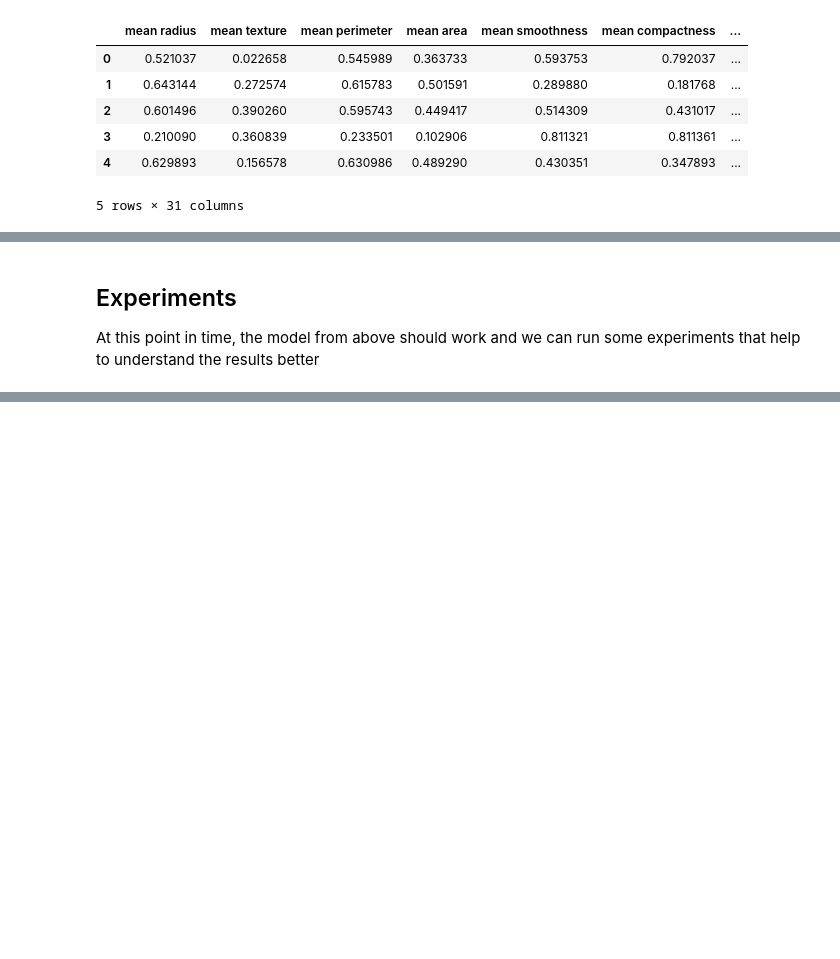
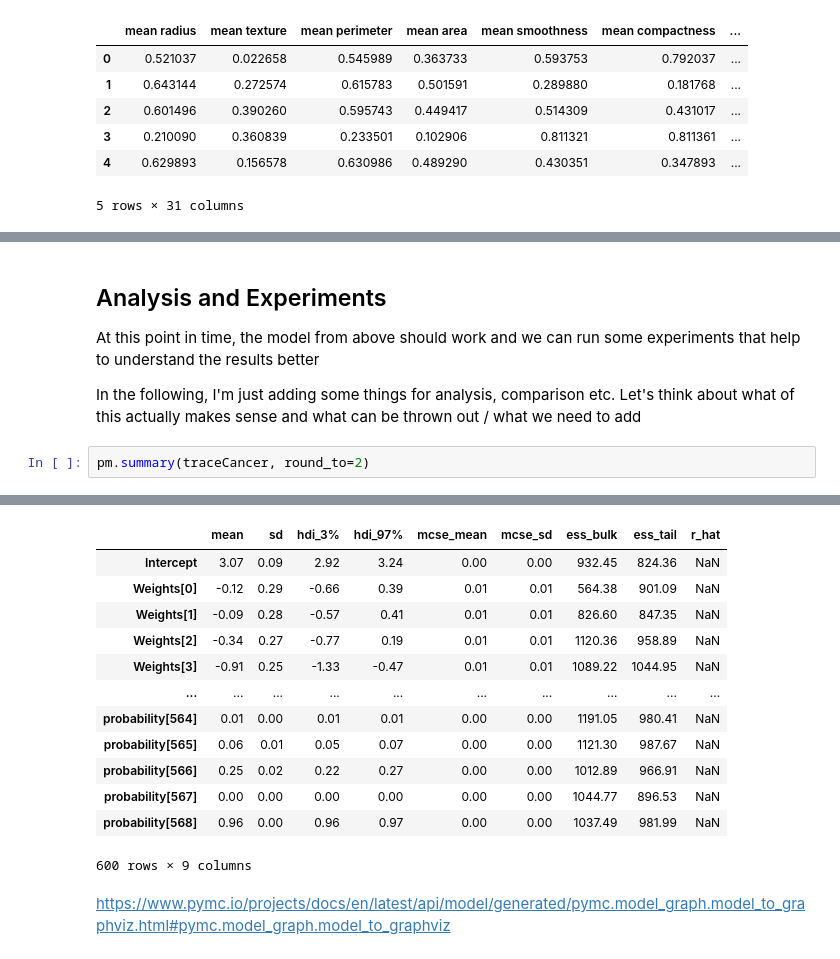
Before and after one commit to pbarriolo/Sampling-Methods-MCMC-Project, a Jupyter notebook: svgd_cleaned.ipynb, the cells around one changed output, grey strips where cells are left out. Cells and saved outputs as stored; diff of their text form; blank space fills up the shorter version.

```diff
--- a/svgd_cleaned.ipynb
+++ b/svgd_cleaned.ipynb
@@ -221,4 +223,9 @@ plt.show()
 # %% [markdown]
-## Experiments
+## Analysis and Experiments
 
 At this point in time, the model from above should work and we can run some experiments that help to understand the results better
+
+In the following, I'm just adding some things for analysis, comparison etc. Let's think about what of this actually makes sense and what can be thrown out / what we need to add
+# %%
+pm.summary(traceCancer, round_to=2)
+# %% [output]
@@ -224,0 +233,15 @@ At this point in time, the model from above should work and we can run some expe
+|  | mean | sd | hdi_3% | hdi_97% | mcse_mean | mcse_sd | ess_bulk | ess_tail | r_hat |
+| Intercept | 3.07 | 0.09 | 2.92 | 3.24 | 0.00 | 0.00 | 932.45 | 824.36 | NaN |
+| Weights[0] | -0.12 | 0.29 | -0.66 | 0.39 | 0.01 | 0.01 | 564.38 | 901.09 | NaN |
+| Weights[1] | -0.09 | 0.28 | -0.57 | 0.41 | 0.01 | 0.01 | 826.60 | 847.35 | NaN |
+| Weights[2] | -0.34 | 0.27 | -0.77 | 0.19 | 0.01 | 0.01 | 1120.36 | 958.89 | NaN |
+| Weights[3] | -0.91 | 0.25 | -1.33 | -0.47 | 0.01 | 0.01 | 1089.22 | 1044.95 | NaN |
+| ... | ... | ... | ... | ... | ... | ... | ... | ... | ... |
+| probability[564] | 0.01 | 0.00 | 0.01 | 0.01 | 0.00 | 0.00 | 1191.05 | 980.41 | NaN |
+| probability[565] | 0.06 | 0.01 | 0.05 | 0.07 | 0.00 | 0.00 | 1121.30 | 987.67 | NaN |
+| probability[566] | 0.25 | 0.02 | 0.22 | 0.27 | 0.00 | 0.00 | 1012.89 | 966.91 | NaN |
+| probability[567] | 0.00 | 0.00 | 0.00 | 0.00 | 0.00 | 0.00 | 1044.77 | 896.53 | NaN |
+| probability[568] | 0.96 | 0.00 | 0.96 | 0.97 | 0.00 | 0.00 | 1037.49 | 981.99 | NaN |
+600 rows × 9 columns
+# %% [markdown]
+https://www.pymc.io/projects/docs/en/latest/api/model/generated/pymc.model_graph.model_to_graphviz.html#pymc.model_graph.model_to_graphviz
```
Also changed, not shown: parts of 16 cells of this notebook.
